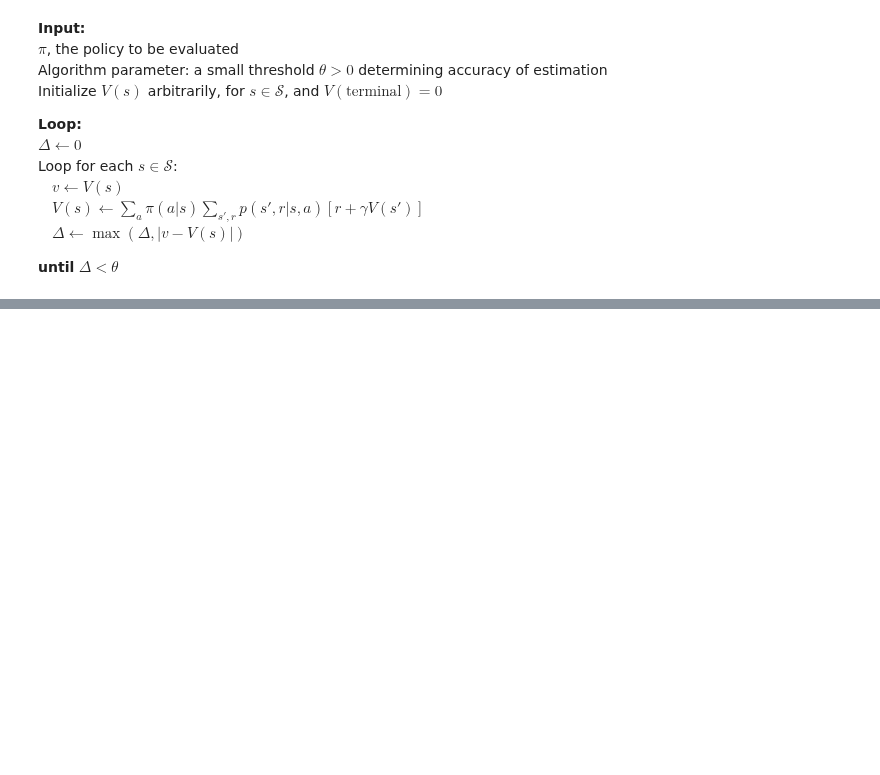
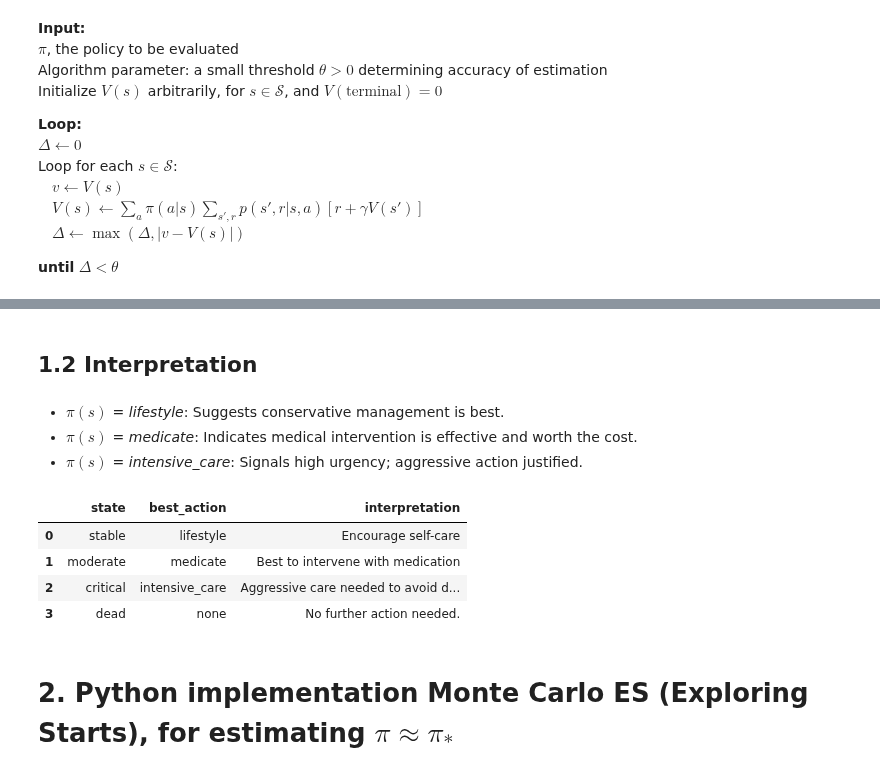
Before and after one commit to mustafaslanCoto/mustafaslanCoto.github.io, a Jupyter notebook: workshops/so_rl_docs/reinforcement_learning/rl.ipynb, the cells around one changed output, grey strips where cells are left out. Saved outputs shown, nothing was run; the diff lists cells and outputs as text; code cells hidden in the pictures; blank space fills up the shorter version.

```diff
--- a/workshops/so_rl_docs/reinforcement_learning/rl.ipynb
+++ b/workshops/so_rl_docs/reinforcement_learning/rl.ipynb
@@ -29,0 +245,26 @@ Loop for each $s \in \mathcal{S}$:
+# %% [markdown]
+## 1.2 Interpretation
+# %% [markdown]
+- $\pi(s)$ = *lifestyle*: Suggests conservative management is best.
+- $\pi(s)$ = *medicate*: Indicates medical intervention is effective and worth the cost.
+- $\pi(s)$ = *intensive_care*: Signals high urgency; aggressive action justified.
+# %%
+interp = {
+    'state': ['stable', 'moderate', 'critical', 'dead'],
+    'best_action': ['lifestyle', 'medicate', 'intensive_care', "none"],
+    'interpretation': [
+        'Encourage self-care',
+        'Best to intervene with medication',
+        'Aggressive care needed to avoid death.',
+        'No further action needed.'
+    ]}
+interp_df = pd.DataFrame(interp)
+interp_df
+# %% [output]
+|  | state | best_action | interpretation |
+| 0 | stable | lifestyle | Encourage self-care |
+| 1 | moderate | medicate | Best to intervene with medication |
+| 2 | critical | intensive_care | Aggressive care needed to avoid d... |
+| 3 | dead | none | No further action needed. |
+# %% [markdown]
+# 2. Python implementation Monte Carlo ES (Exploring Starts), for estimating $\pi \approx \pi_*$
```
Also changed, not shown: parts of 14 cells of this notebook, 43 other files.
